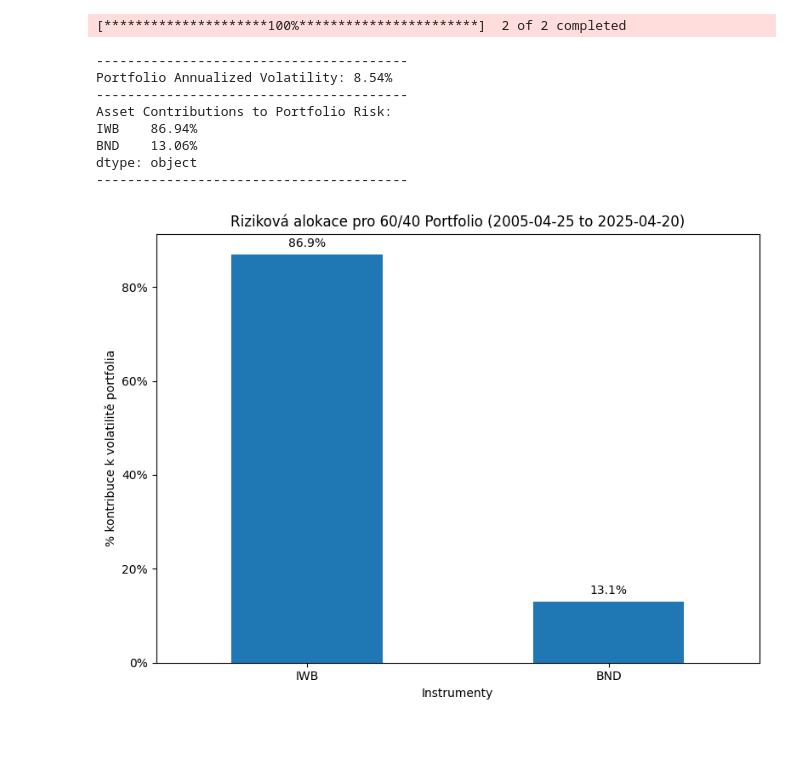
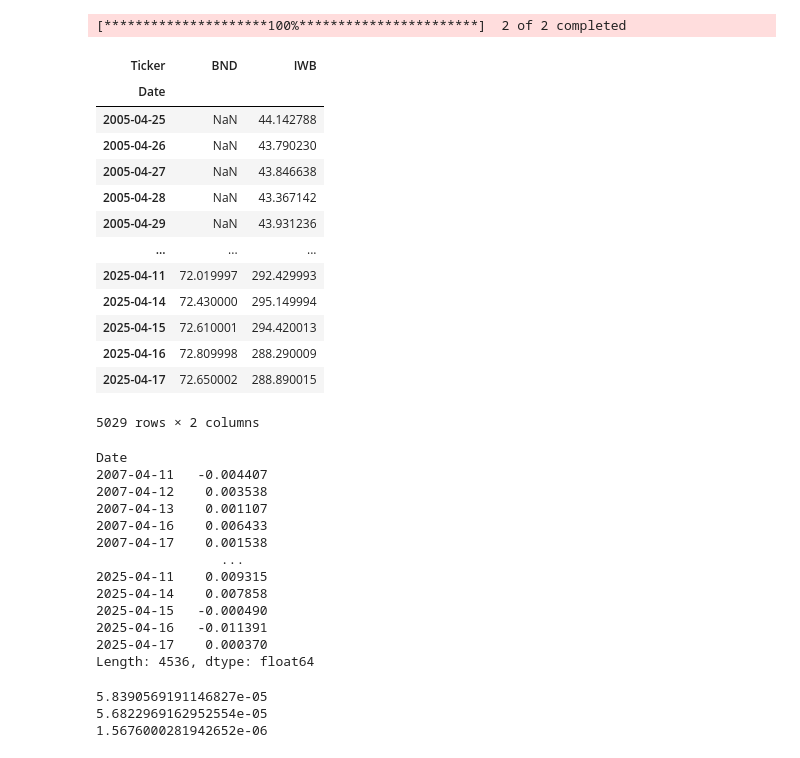
Before and after one commit to mirekbohm/masters, a Jupyter notebook: src/qian-risk-contrib.ipynb, the cells around one changed output. Drawn from its saved outputs; the diff is of its cells as text; code cells hidden in the pictures.

```diff
--- a/src/qian-risk-contrib.ipynb
+++ b/src/qian-risk-contrib.ipynb
@@ -81,25 +7,48 @@ def calculate_risk_contribution(tickers, weights, start_date, end_date):
 # %%
-# --- Configuration ---
 tickers = ['IWB', 'BND']
 weights = [0.60, 0.40] # 60% SPY, 40% BND
 
 # Define date range (e.g., last 10 years)
-end_dt = datetime.now()
+end_dt = datetime(2025, 4, 20)
 start_dt = end_dt - timedelta(days=20*365)
 
 start_date_str = start_dt.strftime('%Y-%m-%d')
 end_date_str = end_dt.strftime('%Y-%m-%d')
 
-# --- Run Calculation and Plot ---
-risk_contributions = calculate_risk_contribution(tickers, weights, start_date_str, end_date_str)
+prices = yf.download(tickers, start=start_date_str, end=end_date_str)["Close"]
+prices
 # %% [output]
 [*********************100%***********************]  2 of 2 completed
+| Ticker | BND | IWB |
+| Date |  |  |
+| 2005-04-25 | NaN | 44.142788 |
+| 2005-04-26 | NaN | 43.790230 |
+| 2005-04-27 | NaN | 43.846638 |
+| 2005-04-28 | NaN | 43.367142 |
+| 2005-04-29 | NaN | 43.931236 |
+| ... | ... | ... |
+| 2025-04-11 | 72.019997 | 292.429993 |
+| 2025-04-14 | 72.430000 | 295.149994 |
+| 2025-04-15 | 72.610001 | 294.420013 |
+| 2025-04-16 | 72.809998 | 288.290009 |
+| 2025-04-17 | 72.650002 | 288.890015 |
-----------------------------------------
-Portfolio Annualized Volatility: 8.54%
-----------------------------------------
-Asset Contributions to Portfolio Risk:
-IWB    86.94%
-BND    13.06%
-dtype: object
-----------------------------------------
+5029 rows × 2 columns
-[figure, removed]
+# %%
+returns = prices.pct_change().dropna()
+weights = {"IWB": 0.6, "BND": 0.4}
+portfolio_returns = sum([returns[ticker] * weights[ticker] for ticker in returns.columns])
+portfolio_returns
+# %% [output]
+Date
+2007-04-11   -0.004407
+2007-04-12    0.003538
+2007-04-13    0.001107
+2007-04-16    0.006433
+2007-04-17    0.001538
+                ...
+2025-04-11    0.009315
+2025-04-14    0.007858
+2025-04-15   -0.000490
+2025-04-16   -0.011391
+2025-04-17    0.000370
+Length: 4536, dtype: float64
@@ -105,0 +62,8 @@ dtype: object
+# %%
+print(sigma_sq_portfolio)
+print(sigma_sq_stocks)
+print(sigma_sq_bonds)
+# %% [output]
+5.8390569191146827e-05
+5.6822969162952554e-05
+1.5676000281942652e-06
```
Also changed, not shown: parts of 3 cells of this notebook, 1 other file.
